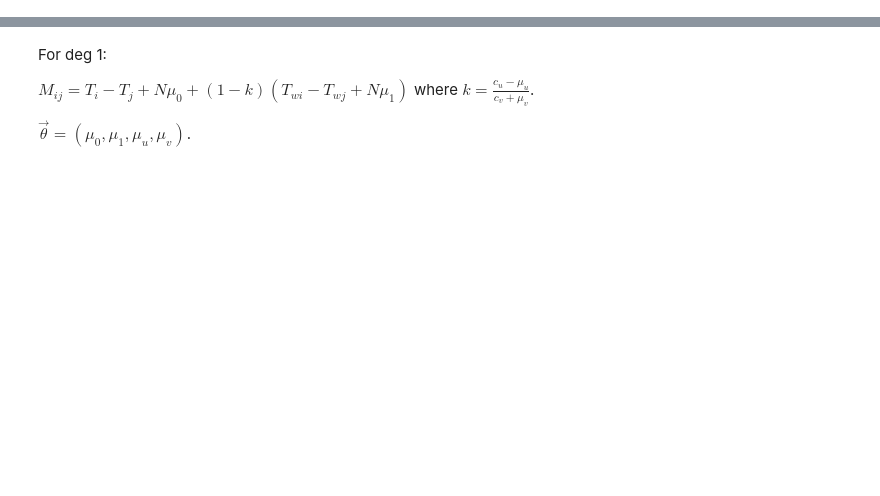
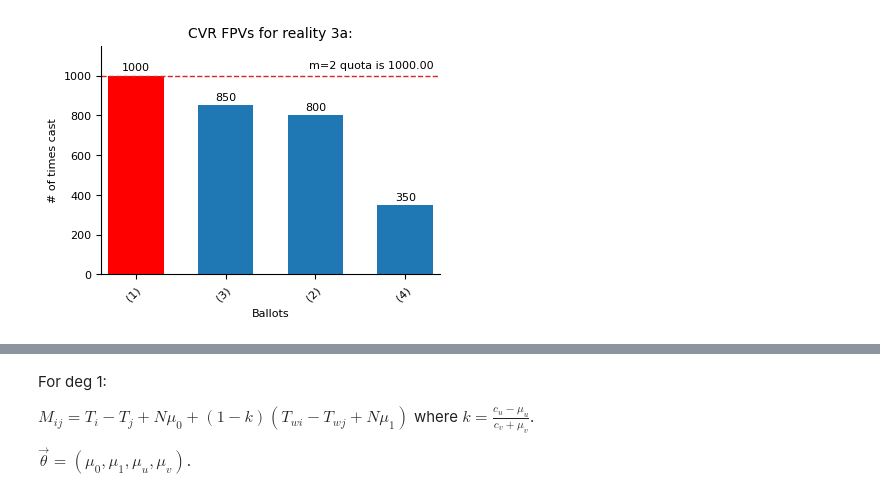
Before and after one commit to EdouardHeitzmann/meek, a Jupyter notebook: generalized_meek.ipynb, the cells around one changed output, grey strips where cells are left out. Drawn from its saved outputs; the diff is of its cells as text; code cells hidden in the pictures; blank space fills up the shorter version.

```diff
--- a/generalized_meek.ipynb
+++ b/generalized_meek.ipynb
@@ -322,0 +263,16 @@ def cand_to_cand_deg1(deg0_samples, deg1_samples, w, i, j, Ti, Tj, Twi, Twj, Tg,
+# %%
+#custom_CVR = [np.array([1,2,-1], dtype=np.int8)]*700 # these are all kept by 1
+custom_CVR = [np.array([2,-1,-1], dtype=np.int8)] * 800
+custom_CVR += [np.array([3,-1,-1], dtype=np.int8)] * 850
+custom_CVR += [np.array([4,-1,-1], dtype=np.int8)] * 350
+#custom_CVR += [np.array([5,1,-1], dtype=np.int8)] * 300 # 5 eliminated
+custom_CVR += [np.array([-1,-1,-1], dtype=np.int8)] * 100
+custom_CVR += [np.array([1,-1,-1], dtype=np.int8)]*1000
+custom_CVR = np.array(custom_CVR)
+
+deg0_samples = deg0_sampler(BAL_sample, CVR_sample, hopeful={1,2,3,4}, exhaust_sentinel=-1) # include 1 because we still need to know T_wg discrepancies
+deg1_samples = deg1_sampler(BAL_sample, CVR_sample, hopeful={2,3,4}, w=1, exhaust_sentinel=-1)
+
+plot_ballot_frequencies(custom_CVR, 2, title="CVR FPVs for reality 3a:", highlight_ballot = [1])
+# %% [output]
+[figure, added]
```
Also changed, not shown: parts of 32 cells of this notebook, 7 other files.
